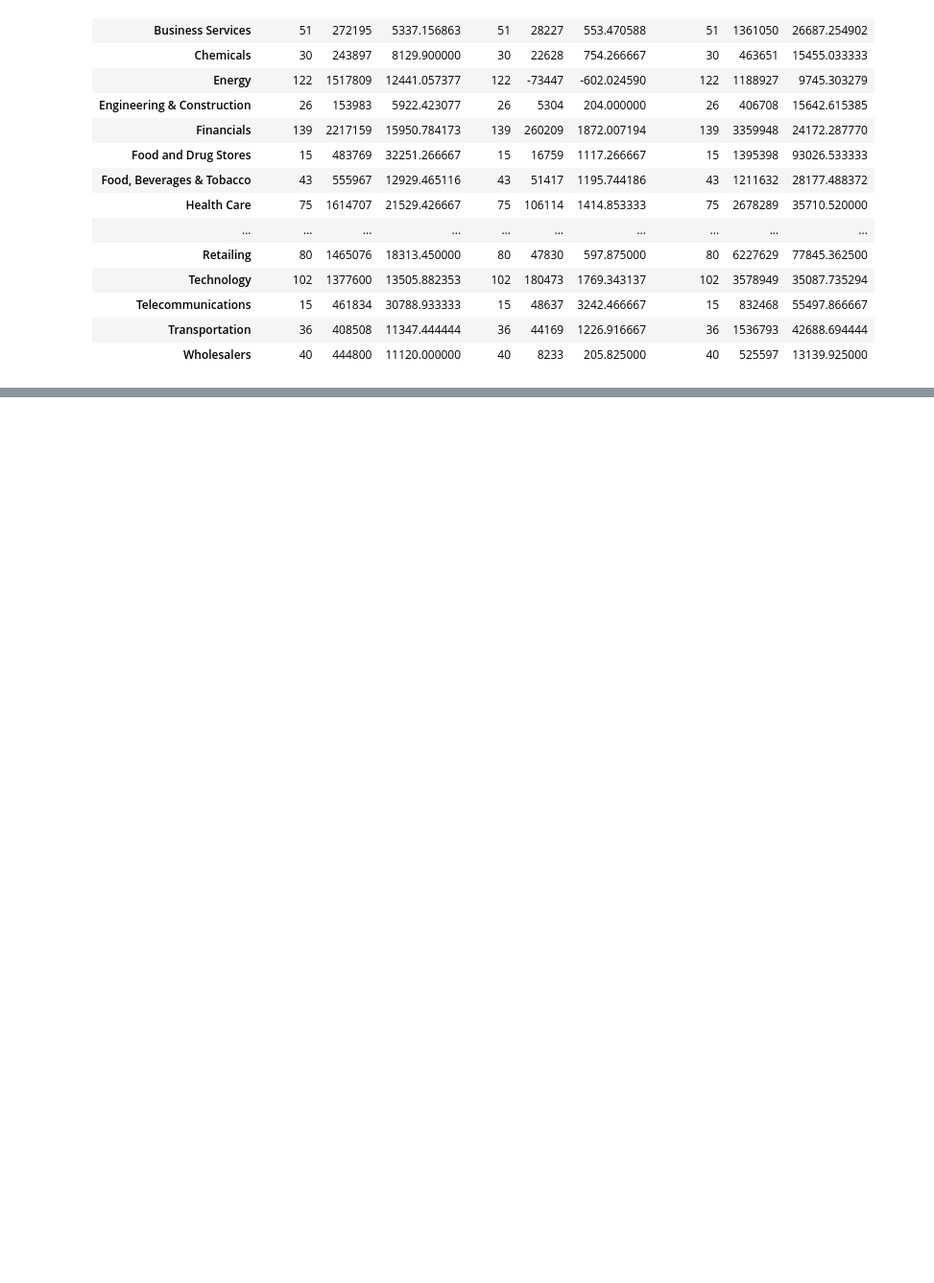
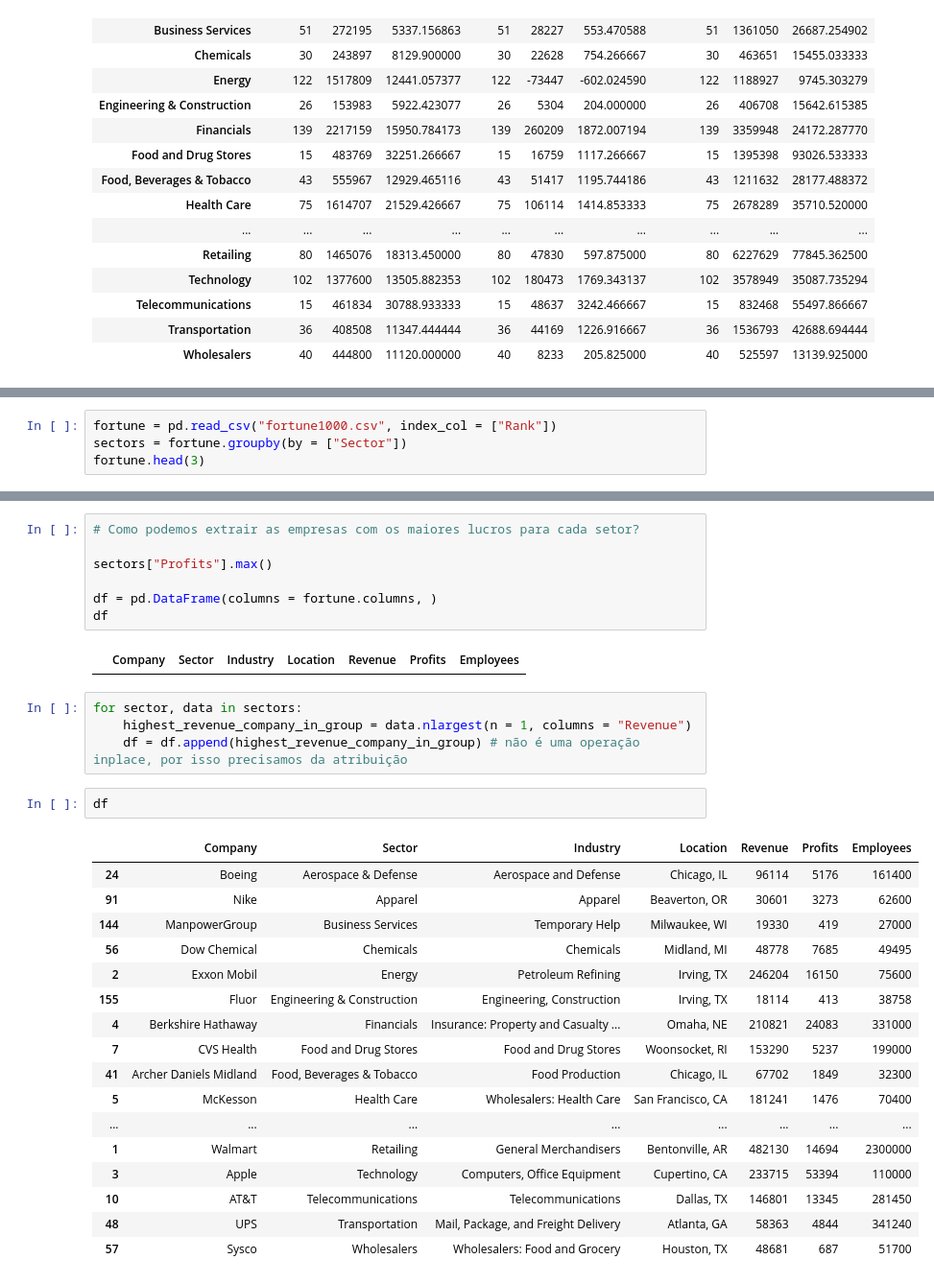
Before and after one commit to lukemariano/-I-love-pandas, a Jupyter notebook: pandas/groupy.ipynb, the cells around one changed output, grey strips where cells are left out. Shown: that part at 96% size. Cells and saved outputs as stored; diff of their text form; blank space fills up the shorter version.

```diff
--- a/pandas/groupy.ipynb
+++ b/pandas/groupy.ipynb
@@ -428,0 +434,4 @@ sectors.agg(["count", "sum", "mean"])
+# %%
+fortune = pd.read_csv("fortune1000.csv", index_col = ["Rank"])
+sectors = fortune.groupby(by = ["Sector"])
+fortune.head(3)
@@ -428,0 +444,33 @@ sectors.agg(["count", "sum", "mean"])
+# %%
+# Como podemos extrair as empresas com os maiores lucros para cada setor?
+
+sectors["Profits"].max()
+
+df = pd.DataFrame(columns = fortune.columns, )
+df
+# %% [output]
+|  | Company | Sector | Industry | Location | Revenue | Profits | Employees |
+# %%
+for sector, data in sectors:
+    highest_revenue_company_in_group = data.nlargest(n = 1, columns = "Revenue")
+    df = df.append(highest_revenue_company_in_group) # não é uma operação inplace, por isso precisamos da atribuição
+# %%
+df
+# %% [output]
+|  | Company | Sector | Industry | Location | Revenue | Profits | Employees |
+| 24 | Boeing | Aerospace & Defense | Aerospace and Defense | Chicago, IL | 96114 | 5176 | 161400 |
+| 91 | Nike | Apparel | Apparel | Beaverton, OR | 30601 | 3273 | 62600 |
+| 144 | ManpowerGroup | Business Services | Temporary Help | Milwaukee, WI | 19330 | 419 | 27000 |
+| 56 | Dow Chemical | Chemicals | Chemicals | Midland, MI | 48778 | 7685 | 49495 |
+| 2 | Exxon Mobil | Energy | Petroleum Refining | Irving, TX | 246204 | 16150 | 75600 |
+| 155 | Fluor | Engineering & Construction | Engineering, Construction | Irving, TX | 18114 | 413 | 38758 |
+| 4 | Berkshire Hathaway | Financials | Insurance: Property and Casualty ... | Omaha, NE | 210821 | 24083 | 331000 |
+| 7 | CVS Health | Food and Drug Stores | Food and Drug Stores | Woonsocket, RI | 153290 | 5237 | 199000 |
+| 41 | Archer Daniels Midland | Food, Beverages & Tobacco | Food Production | Chicago, IL | 67702 | 1849 | 32300 |
+| 5 | McKesson | Health Care | Wholesalers: Health Care | San Francisco, CA | 181241 | 1476 | 70400 |
+| ... | ... | ... | ... | ... | ... | ... | ... |
+| 1 | Walmart | Retailing | General Merchandisers | Bentonville, AR | 482130 | 14694 | 2300000 |
+| 3 | Apple | Technology | Computers, Office Equipment | Cupertino, CA | 233715 | 53394 | 110000 |
+| 10 | AT&T | Telecommunications | Telecommunications | Dallas, TX | 146801 | 13345 | 281450 |
+| 48 | UPS | Transportation | Mail, Package, and Freight Delivery | Atlanta, GA | 58363 | 4844 | 341240 |
+| 57 | Sysco | Wholesalers | Wholesalers: Food and Grocery | Houston, TX | 48681 | 687 | 51700 |
```
Also changed, not shown: parts of 8 cells of this notebook.
